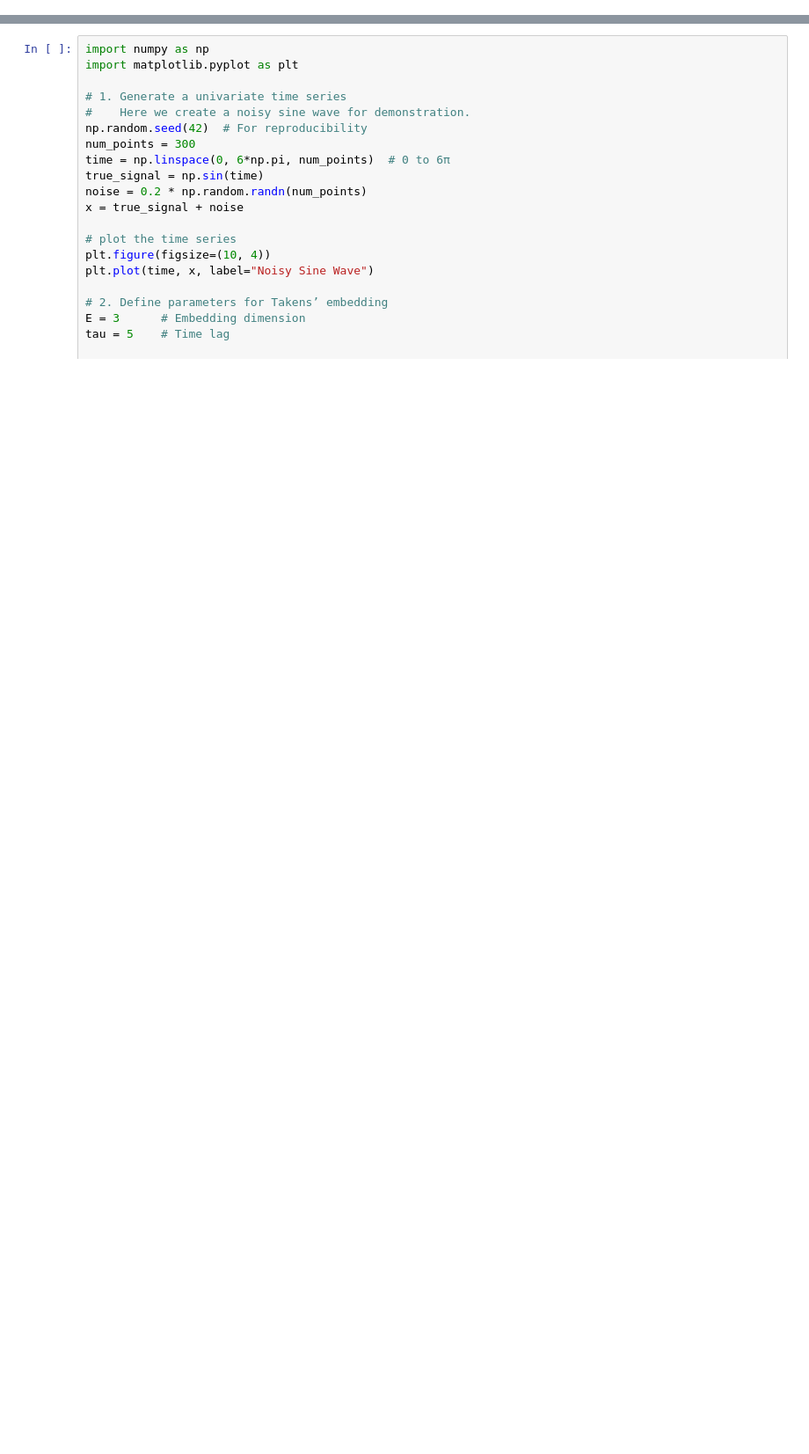
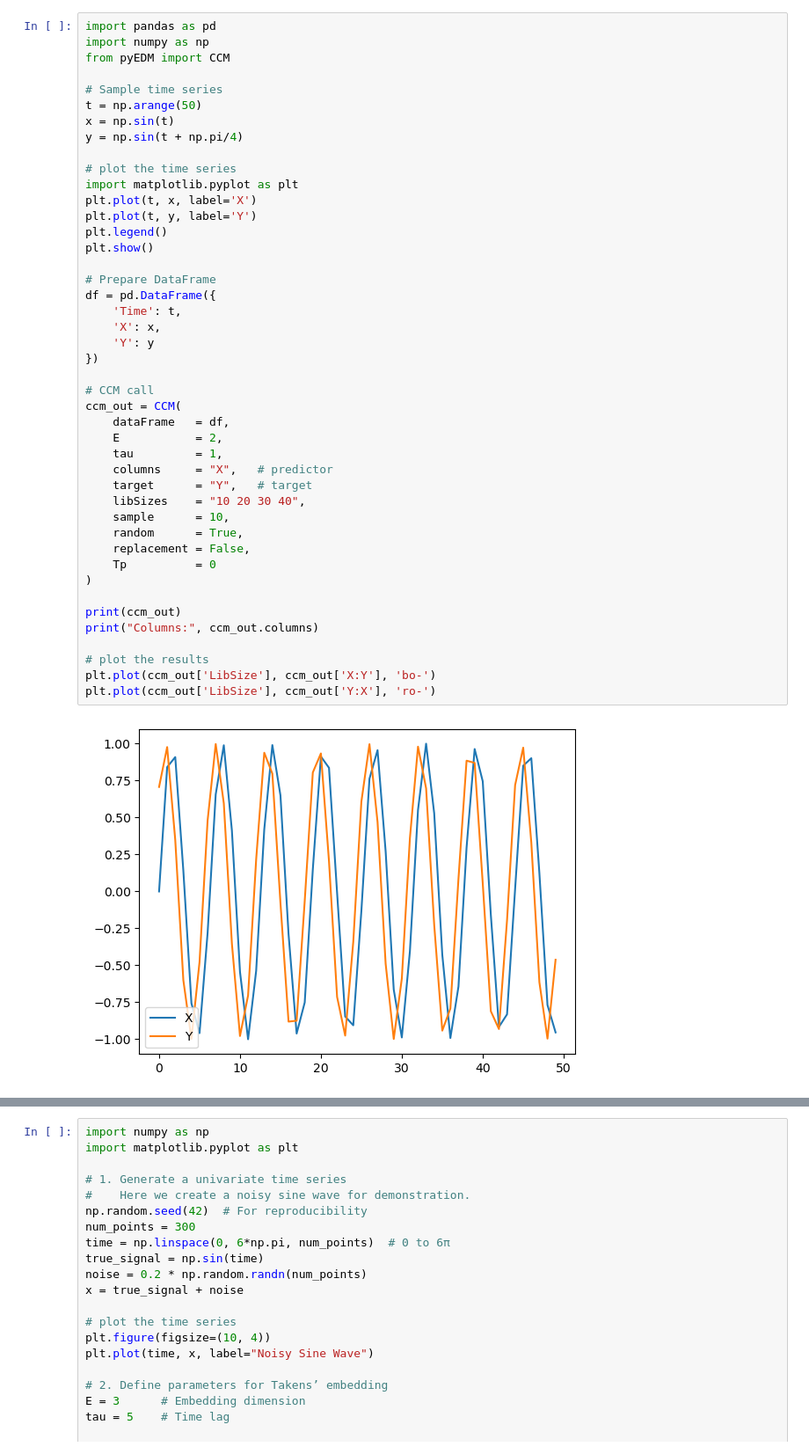
Before and after one commit to Peisong-Zheng/Inso_LGMR, a Jupyter notebook: Untitled-1.ipynb, the cells around one changed output, grey strips where cells are left out. Shown: that part at 88% size. Cells and saved outputs as stored; diff of their text form; blank space fills up the shorter version.

```diff
--- a/Untitled-1.ipynb
+++ b/Untitled-1.ipynb
@@ -0,0 +1,46 @@
+# %%
+import pandas as pd
+import numpy as np
+from pyEDM import CCM
+
+# Sample time series
+t = np.arange(50)
+x = np.sin(t)
+y = np.sin(t + np.pi/4)
+
+# plot the time series
+import matplotlib.pyplot as plt
+plt.plot(t, x, label='X')
+plt.plot(t, y, label='Y')
+plt.legend()
+plt.show()
+
+# Prepare DataFrame
+df = pd.DataFrame({
+    'Time': t,
+    'X': x,
+    'Y': y
+})
+
+# CCM call
+ccm_out = CCM(
+    dataFrame   = df,
+    E           = 2,
+    tau         = 1,
+    columns     = "X",   # predictor
+    target      = "Y",   # target
+    libSizes    = "10 20 30 40",
+    sample      = 10,
+    random      = True,
+    replacement = False,
+    Tp          = 0
+)
+
+print(ccm_out)
+print("Columns:", ccm_out.columns)
+
+# plot the results
+plt.plot(ccm_out['LibSize'], ccm_out['X:Y'], 'bo-')
+plt.plot(ccm_out['LibSize'], ccm_out['Y:X'], 'ro-')
+# %% [output]
+[figure, added]
```
Also changed, not shown: parts of 1 cell of this notebook, 7 other files.
